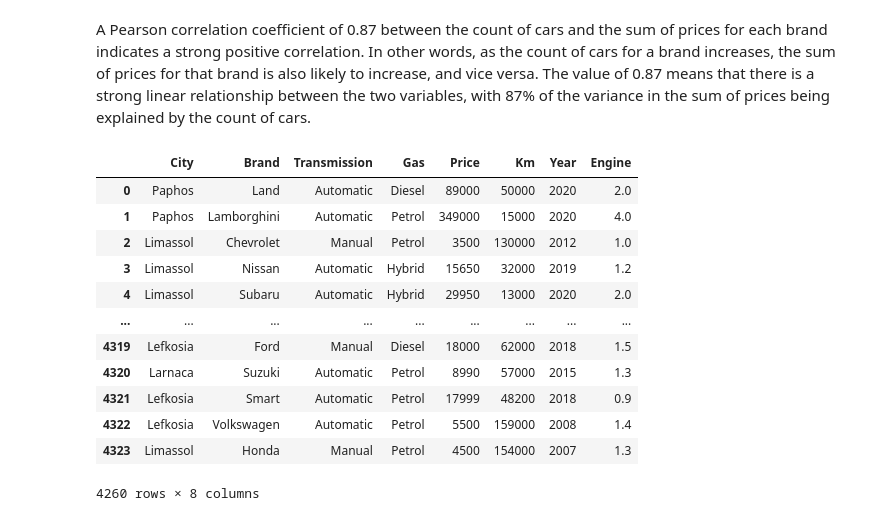
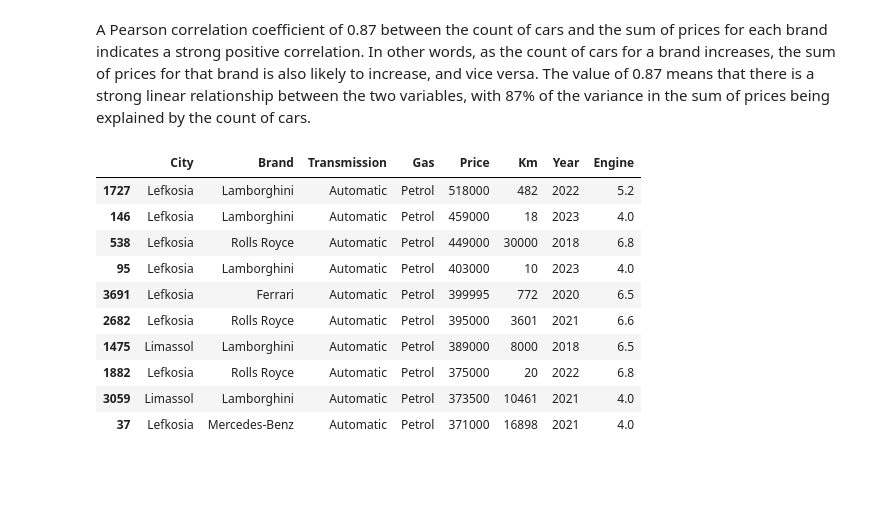
Before and after one commit to victoras24/car_data, a Jupyter notebook: DataAnalysis/Analysis.ipynb, the cells around one changed output. Drawn from its saved outputs; the diff is of its cells as text; code cells hidden in the pictures; blank space fills up the shorter version.

```diff
--- a/DataAnalysis/Analysis.ipynb
+++ b/DataAnalysis/Analysis.ipynb
@@ -204,19 +204,18 @@ aggregated_data3 = aggregated_data3.rename(columns={'Brand': 'Count'})
 # Create the scatter plot using plotly_express
 aggregated_data3['Brand'] = aggregated_data3.index
 px.scatter(aggregated_data3, x='Count', y='Price', color='Brand', color_discrete_sequence=px.colors.qualitative.Dark24)
-# %%
-df
-# %% [output]
-|  | City | Brand | Transmission | Gas | Price | Km | Year | Engine |
-| 0 | Paphos | Land | Automatic | Diesel | 89000 | 50000 | 2020 | 2.0 |
-| 1 | Paphos | Lamborghini | Automatic | Petrol | 349000 | 15000 | 2020 | 4.0 |
-| 2 | Limassol | Chevrolet | Manual | Petrol | 3500 | 130000 | 2012 | 1.0 |
-| 3 | Limassol | Nissan | Automatic | Hybrid | 15650 | 32000 | 2019 | 1.2 |
-| 4 | Limassol | Subaru | Automatic | Hybrid | 29950 | 13000 | 2020 | 2.0 |
-| ... | ... | ... | ... | ... | ... | ... | ... | ... |
-| 4319 | Lefkosia | Ford | Manual | Diesel | 18000 | 62000 | 2018 | 1.5 |
-| 4320 | Larnaca | Suzuki | Automatic | Petrol | 8990 | 57000 | 2015 | 1.3 |
-| 4321 | Lefkosia | Smart | Automatic | Petrol | 17999 | 48200 | 2018 | 0.9 |
-| 4322 | Lefkosia | Volkswagen | Automatic | Petrol | 5500 | 159000 | 2008 | 1.4 |
-| 4323 | Limassol | Honda | Manual | Petrol | 4500 | 154000 | 2007 | 1.3 |
-4260 rows × 8 columns
+# %%
+most_expensive_cars = df.nlargest(10, 'Price')
+most_expensive_cars
+# %% [output]
+|  | City | Brand | Transmission | Gas | Price | Km | Year | Engine |
+| 1727 | Lefkosia | Lamborghini | Automatic | Petrol | 518000 | 482 | 2022 | 5.2 |
+| 146 | Lefkosia | Lamborghini | Automatic | Petrol | 459000 | 18 | 2023 | 4.0 |
+| 538 | Lefkosia | Rolls Royce | Automatic | Petrol | 449000 | 30000 | 2018 | 6.8 |
+| 95 | Lefkosia | Lamborghini | Automatic | Petrol | 403000 | 10 | 2023 | 4.0 |
+| 3691 | Lefkosia | Ferrari | Automatic | Petrol | 399995 | 772 | 2020 | 6.5 |
+| 2682 | Lefkosia | Rolls Royce | Automatic | Petrol | 395000 | 3601 | 2021 | 6.6 |
+| 1475 | Limassol | Lamborghini | Automatic | Petrol | 389000 | 8000 | 2018 | 6.5 |
+| 1882 | Lefkosia | Rolls Royce | Automatic | Petrol | 375000 | 20 | 2022 | 6.8 |
+| 3059 | Limassol | Lamborghini | Automatic | Petrol | 373500 | 10461 | 2021 | 4.0 |
+| 37 | Lefkosia | Mercedes-Benz | Automatic | Petrol | 371000 | 16898 | 2021 | 4.0 |
```
Also changed, not shown: parts of 3 cells of this notebook.
